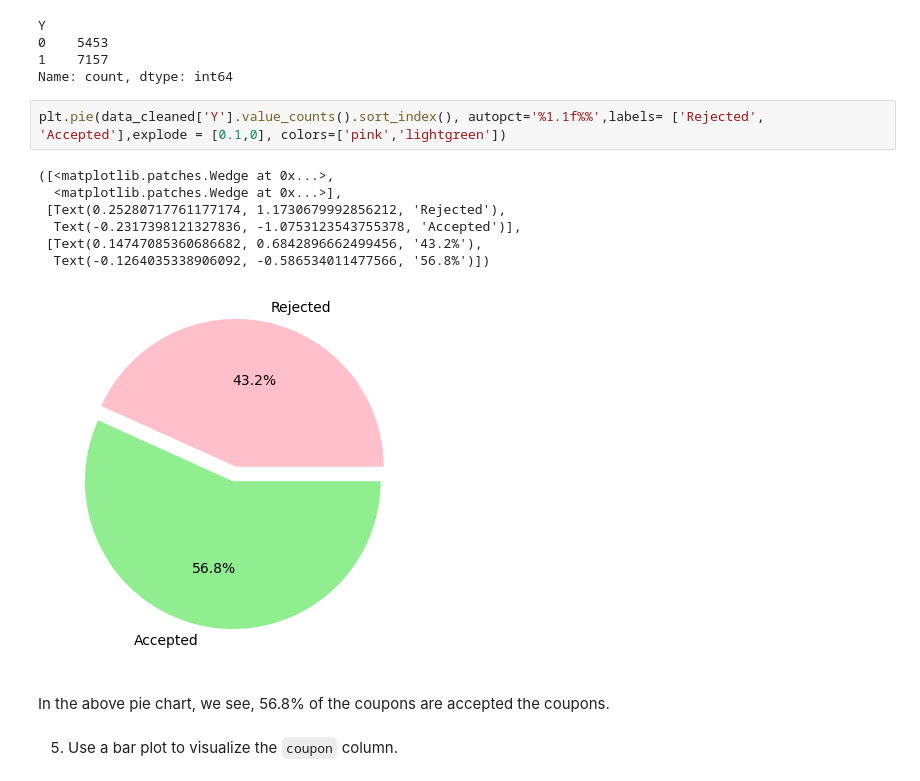
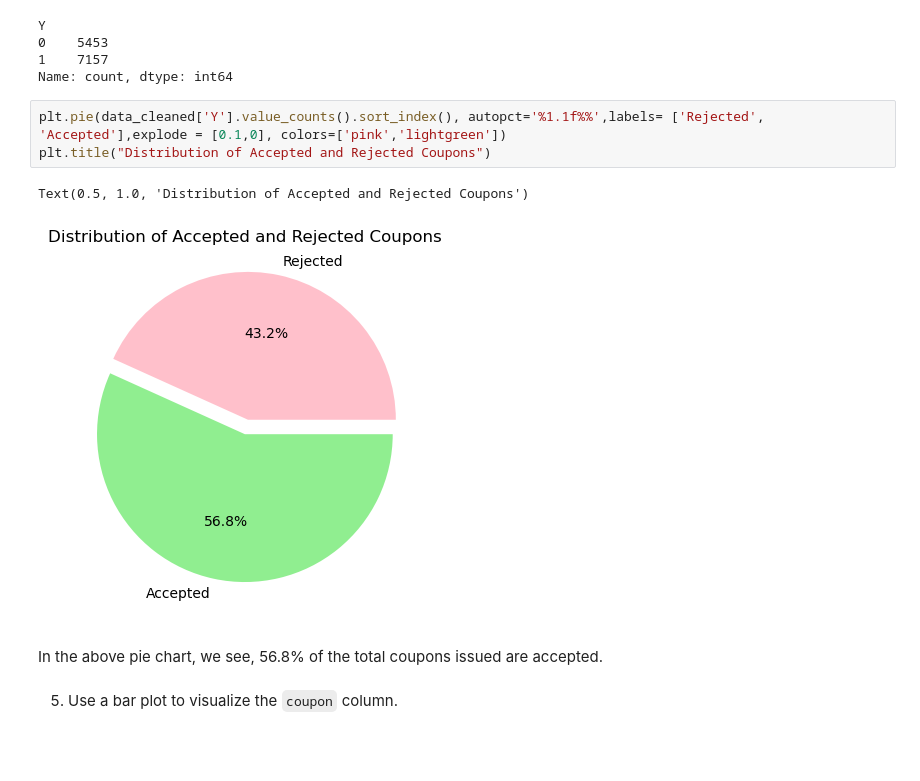
Before and after one commit to dhanyavasan/exploratorydataanalysis, a Jupyter notebook: EDA_Coupons_dataset.ipynb, the cells around one changed output. Drawn from its saved outputs; the diff is of its cells as text; blank space fills up the shorter version.

```diff
--- a/EDA_Coupons_dataset.ipynb
+++ b/EDA_Coupons_dataset.ipynb
@@ -269,17 +280,13 @@ Y
 Name: count, dtype: int64
 # %%
 plt.pie(data_cleaned['Y'].value_counts().sort_index(), autopct='%1.1f%%',labels= ['Rejected', 'Accepted'],explode = [0.1,0], colors=['pink','lightgreen'])
+plt.title("Distribution of Accepted and Rejected Coupons")
 # %% [output]
-([<matplotlib.patches.Wedge at 0x...>,
-  <matplotlib.patches.Wedge at 0x...>],
- [Text(0.25280717761177174, 1.1730679992856212, 'Rejected'),
-  Text(-0.2317398121327836, -1.0753123543755378, 'Accepted')],
- [Text(0.14747085360686682, 0.6842896662499456, '43.2%'),
-  Text(-0.1264035338906092, -0.586534011477566, '56.8%')])
+Text(0.5, 1.0, 'Distribution of Accepted and Rejected Coupons')
-[figure, old version]
+[figure, new version]
 # %% [markdown]
 
-In the above pie chart, we see, 56.8% of the coupons are accepted the coupons.
+In the above pie chart, we see, 56.8% of the total coupons issued are accepted.
 <BR>
 # %% [markdown]
 5. Use a bar plot to visualize the `coupon` column.
```
Also changed, not shown: parts of 61 cells of this notebook.
